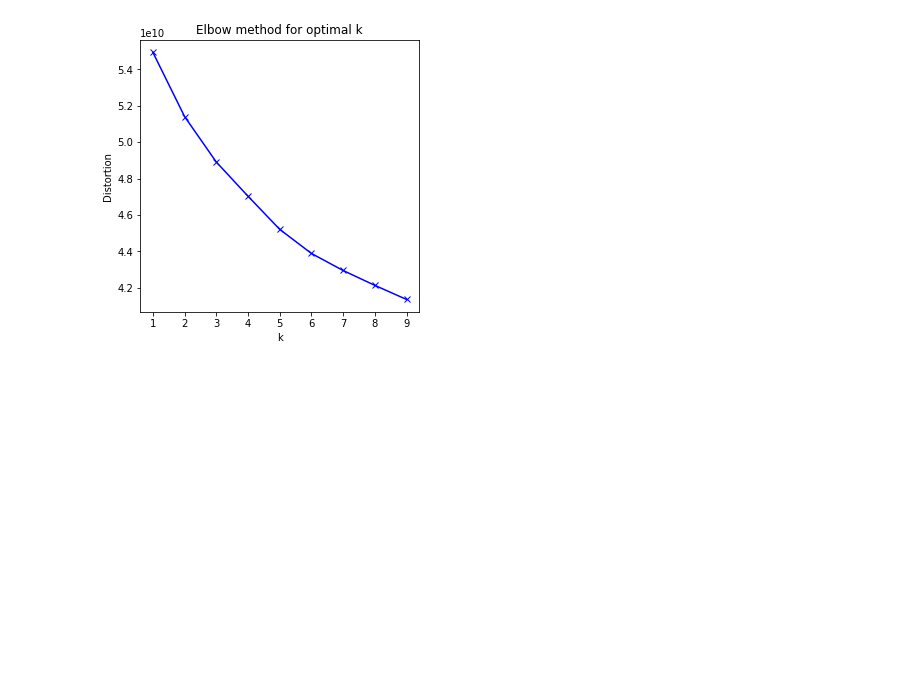
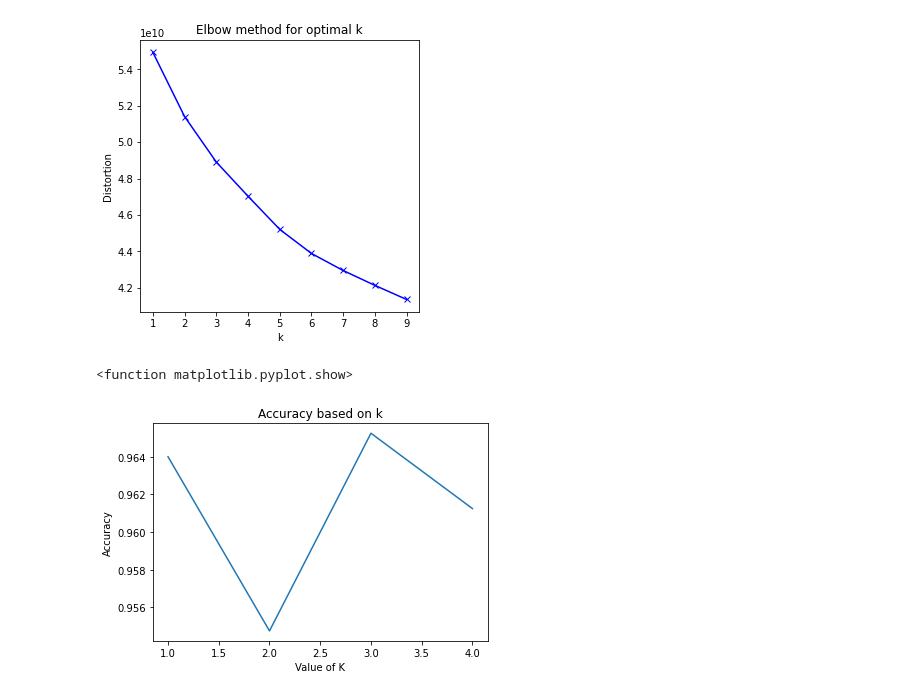
Before and after one commit to ved619/MNIST-model, a Jupyter notebook: Mnist_prediction.ipynb, the cells around one changed output. Saved outputs shown, nothing was run; the diff lists cells and outputs as text; code cells hidden in the pictures; blank space fills up the shorter version.

```diff
--- a/Mnist_prediction.ipynb
+++ b/Mnist_prediction.ipynb
@@ -66,7 +67,7 @@ plt.imshow(random_dig_image,cmap="gray")
 <matplotlib.image.AxesImage at 0x...>
 [figure]
 # %%
-knn=KNeighborsClassifier(n_neighbors=1)
+knn=KNeighborsClassifier(n_neighbors=3)
 knn.fit(xtrain,ytrain)
 # %% [output]
 KNeighborsClassifier(algorithm='auto', leaf_size=30, metric='minkowski',
@@ -98,3 +99,23 @@ plt.title('Elbow method for optimal k')
 plt.show()
 # %% [output]
 [figure]
+# %%
+def accuracyplot(k):
+    acc_test = []
+    for i in k:
+      model = KNeighborsClassifier(n_neighbors=i)
+      model.fit(xtrain,ytrain)
+      tmp =model.predict(xtest)
+      tmp = metrics.accuracy_score(tmp,ytest)
+      acc_test.append(tmp)
+    return acc_test
+k = range(1,5)
+test = accuracyplot(k)
+plt.plot(k, test)
+plt.xlabel('Value of K')
+plt.ylabel('Accuracy')
+plt.title('Accuracy based on k')
+plt.show
+# %% [output]
+<function matplotlib.pyplot.show>
+[figure, added]
```
Also changed, not shown: parts of 3 cells of this notebook.
